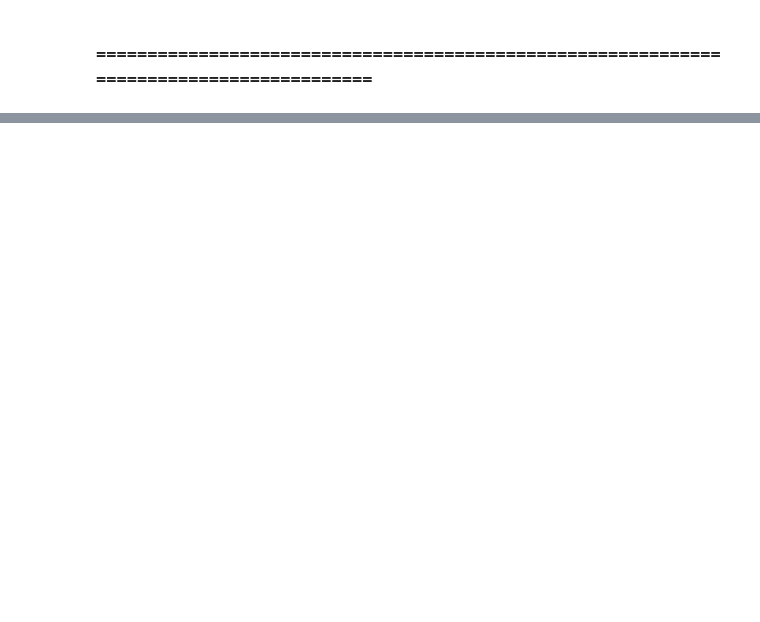
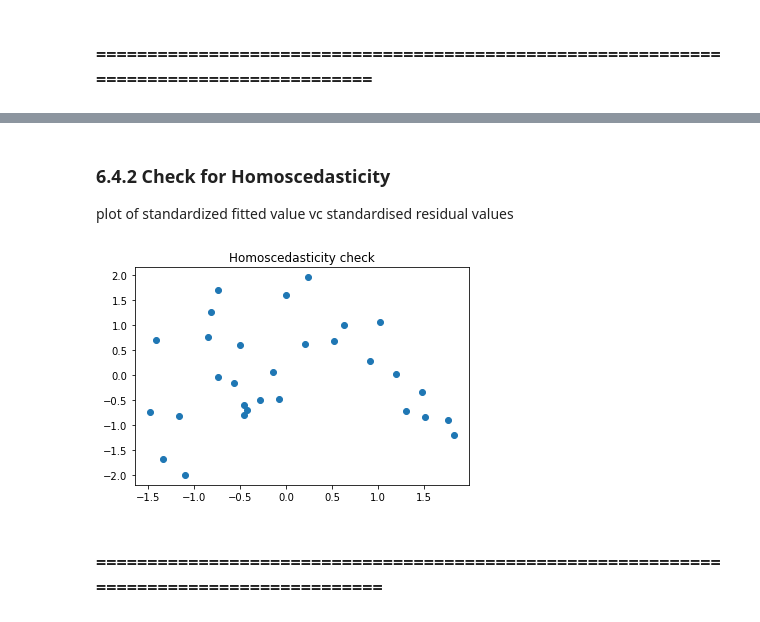
Before and after one commit to sawaled/Assignment4_SLR, a Jupyter notebook: Salary_Data.ipynb, the cells around one changed output, grey strips where cells are left out. Saved outputs shown, nothing was run; the diff lists cells and outputs as text; code cells hidden in the pictures; blank space fills up the shorter version.

```diff
--- a/Salary_Data.ipynb
+++ b/Salary_Data.ipynb
@@ -187,0 +239,2 @@ plt.show()
+# %%
+linear_model1 = smf.ols('Salary~YearsExperience', data= df2).fit()
@@ -187,0 +304,15 @@ plt.show()
+# %% [markdown]
+### 6.4.2  Check for Homoscedasticity
+
+plot of standardized fitted value vc standardised residual values
+# %%
+def std_value(i):
+    return (i-i.mean())/i.std()
+# %%
+plt.scatter( x= std_value(linear_model1.fittedvalues), y= std_value(linear_model1.resid))
+plt.title('Homoscedasticity check')
+plt.show()
+# %% [output]
+[figure, added]
+# %% [markdown]
+### =========================================================================================
```
Also changed, not shown: parts of 38 cells of this notebook, 1 other file.
